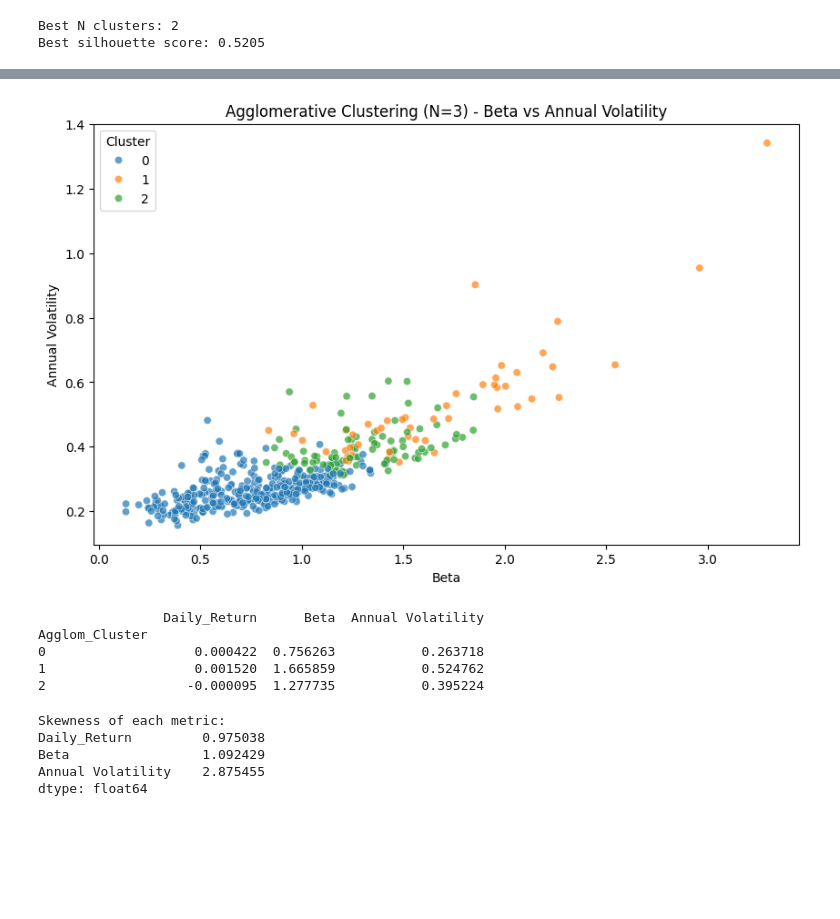
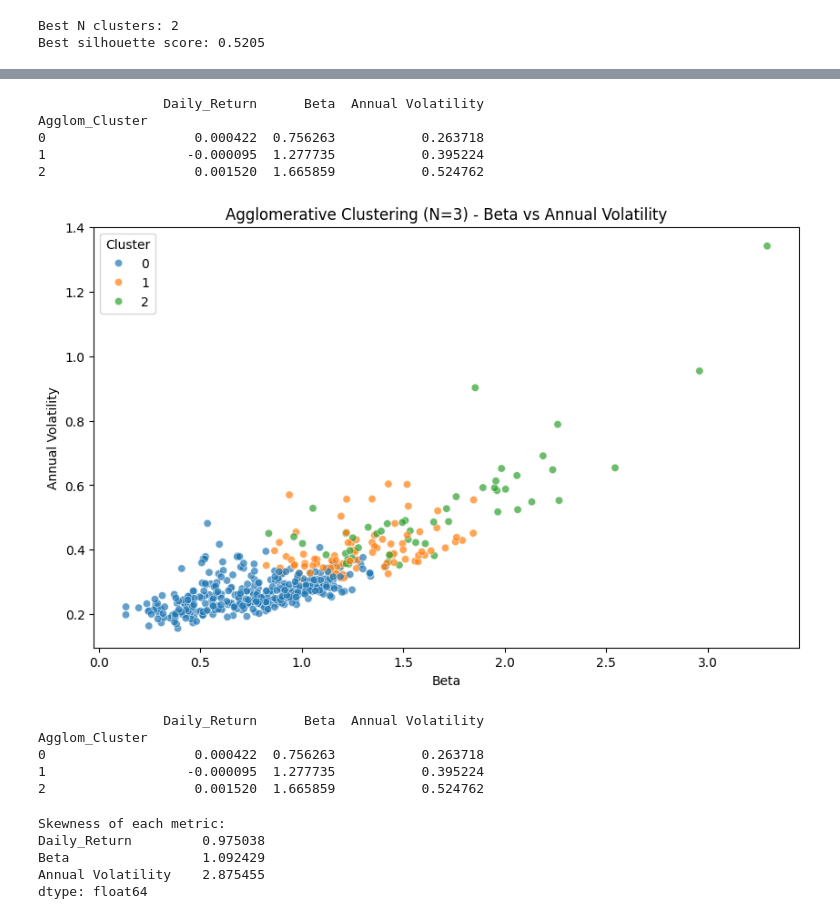
Before and after one commit to ckaidugquem-bit/Data-Warehouse-Assessment-MDK, a Jupyter notebook: DataWarehouse_CW2.ipynb, the cells around one changed output, grey strips where cells are left out. Cells and saved outputs as stored; diff of their text form; code cells hidden in the pictures; blank space fills up the shorter version.

```diff
--- a/DataWarehouse_CW2.ipynb
+++ b/DataWarehouse_CW2.ipynb
@@ -406,29 +386,44 @@ Two complementary techniques were applied to identify the optimal number of clus
 # %%
 # optimal no of clusters - model
 
 optimal_n = 3
 agglom = AgglomerativeClustering(n_clusters=optimal_n)
+
 metrics_df['Agglom_Cluster'] = agglom.fit_predict(X_scaled)
+
+# Fix cluster labels - 0=low risk, 1=medium risk, 2=high risk
+cluster_means = metrics_df.groupby('Agglom_Cluster')['Beta'].mean().sort_values()
+label_mapping = {old: new for new, old in enumerate(cluster_means.index)}
+metrics_df['Agglom_Cluster'] = metrics_df['Agglom_Cluster'].map(label_mapping)
+
+cluster_means = metrics_df.groupby('Agglom_Cluster')['Beta'].mean().sort_values()
+print(metrics_df.groupby('Agglom_Cluster')[['Daily_Return', 'Beta', 'Annual Volatility']].mean())
+
 
 # visualisation
 
 plt.figure(figsize=(10,6))
 sns.scatterplot(data=metrics_df, x='Beta', y='Annual Volatility',
                 hue='Agglom_Cluster', palette='tab10', alpha=0.7)
 plt.title(f'Agglomerative Clustering (N={optimal_n}) - Beta vs Annual Volatility')
 plt.xlabel('Beta')
 plt.ylabel('Annual Volatility')
 plt.legend(title='Cluster')
 plt.show()
 
 print(metrics_df.groupby('Agglom_Cluster')[['Daily_Return', 'Beta', 'Annual Volatility']].mean())
 # %% [output]
+                Daily_Return      Beta  Annual Volatility
+Agglom_Cluster
+0                   0.000422  0.756263           0.263718
+1                  -0.000095  1.277735           0.395224
+2                   0.001520  1.665859           0.524762
-[figure, old version]
+[figure, new version]
-                Daily_Return      Beta  Annual Volatility
-Agglom_Cluster
-0                   0.000422  0.756263           0.263718
-1                   0.001520  1.665859           0.524762
-2                  -0.000095  1.277735           0.395224
+                Daily_Return      Beta  Annual Volatility
+Agglom_Cluster
+0                   0.000422  0.756263           0.263718
+1                  -0.000095  1.277735           0.395224
+2                   0.001520  1.665859           0.524762
 # %%
 # K-means clustering
 
```
Also changed, not shown: parts of 14 cells of this notebook.
